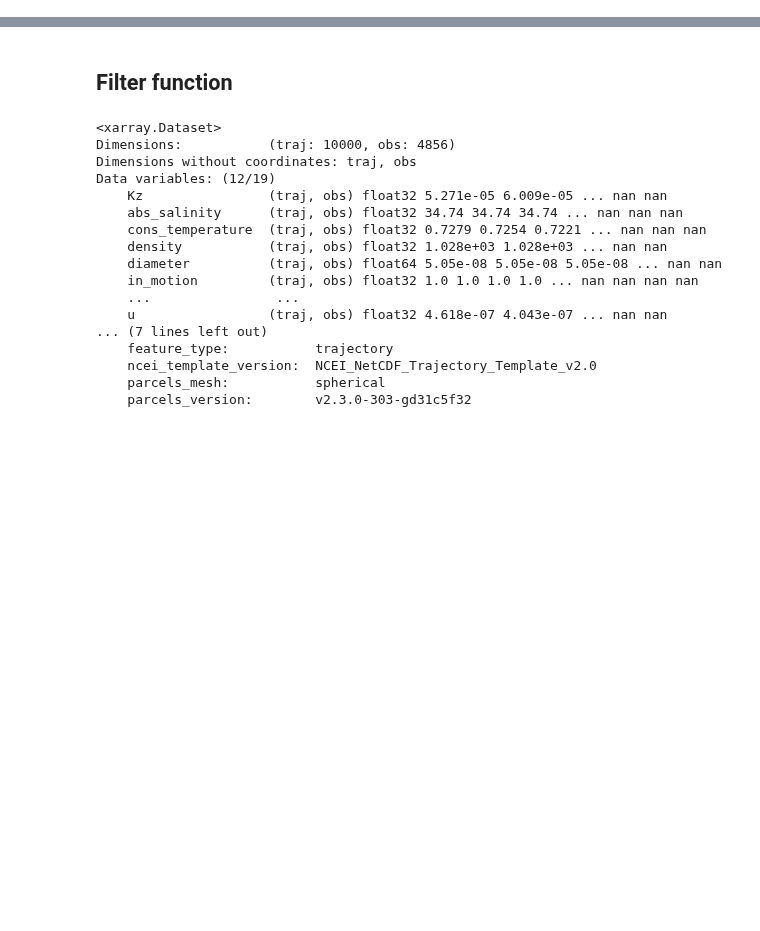
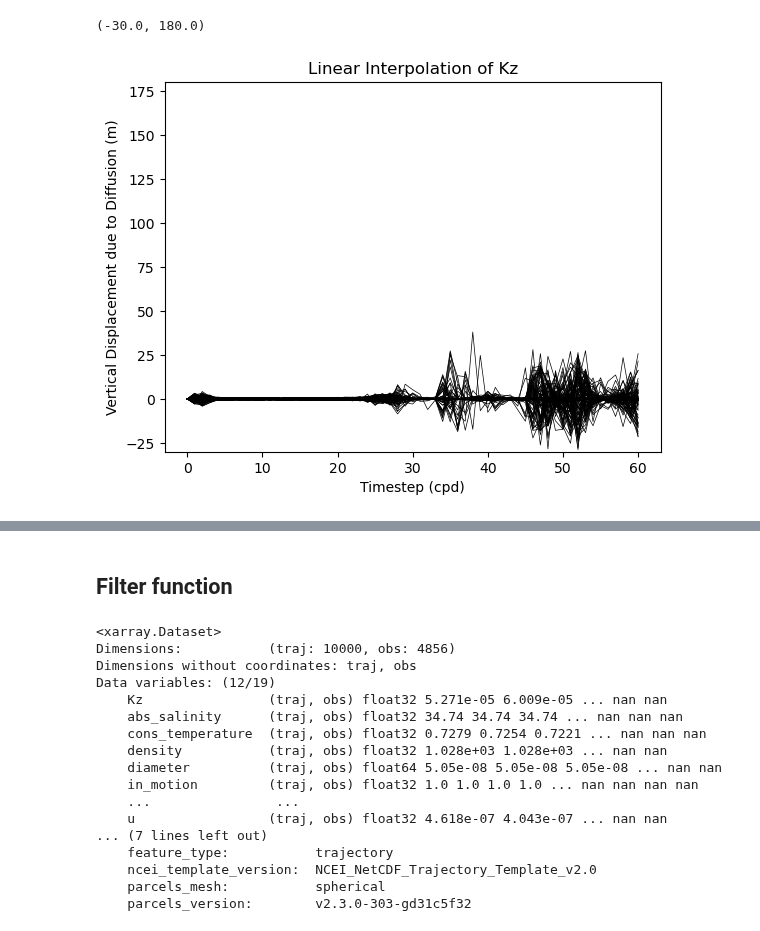
Before and after one commit to OceanParcels/Backtracking_Abyssal_Nanoplastics, a Jupyter notebook: notebooks/zarr_outputs.ipynb, the cells around one changed output, grey strips where cells are left out. Saved outputs shown, nothing was run; the diff lists cells and outputs as text; code cells hidden in the pictures; blank space fills up the shorter version.

Commit message:
linear interp and vs modified runs

```diff
--- a/notebooks/zarr_outputs.ipynb
+++ b/notebooks/zarr_outputs.ipynb
@@ -17,5 +17,5 @@ import matplotlib
 
 from tqdm import tqdm
 # %%
-sim = xr.open_zarr('/storage/shared/oceanparcels/output_data/data_Claudio/set_19/set19_10.zarr/')
+sim = xr.open_zarr('/storage/shared/oceanparcels/output_data/data_Claudio/tests/linear_interp_Kz.zarr')
 sim = sim.compute()
@@ -21,0 +42,12 @@ sim = sim.compute()
+# %%
+for i in tqdm(range(0, 100, 1)):
+    plt.plot(sim.z_kz[i,:], 'k', linewidth=0.5)
+
+plt.ylabel('Vertical Displacement due to Diffusion (m)')
+plt.xlabel('Timestep (cpd)')
+plt.title('Linear Interpolation of Kz')
+
+plt.ylim(-30,180)
+# %% [output]
+(-30.0, 180.0)
+[figure, added]
```
Also changed, not shown: parts of 3 cells of this notebook, 5 other files.
